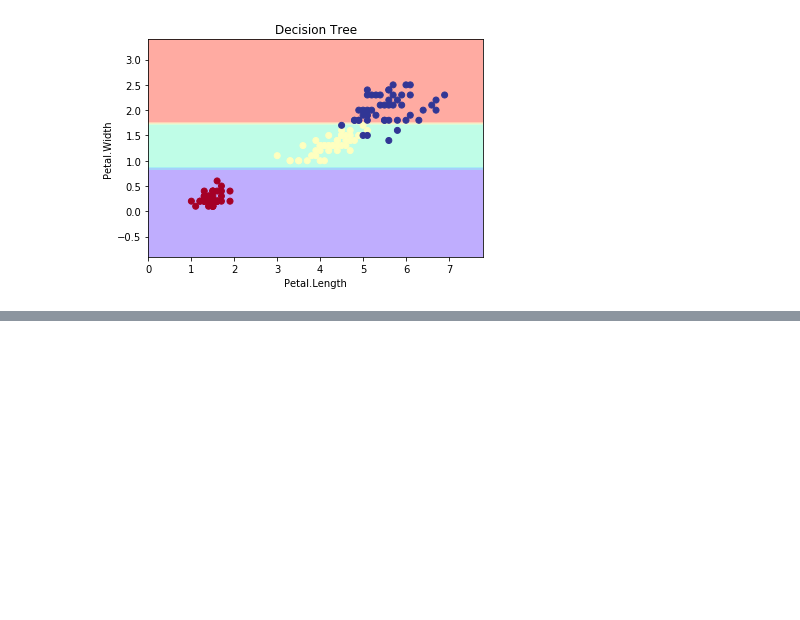
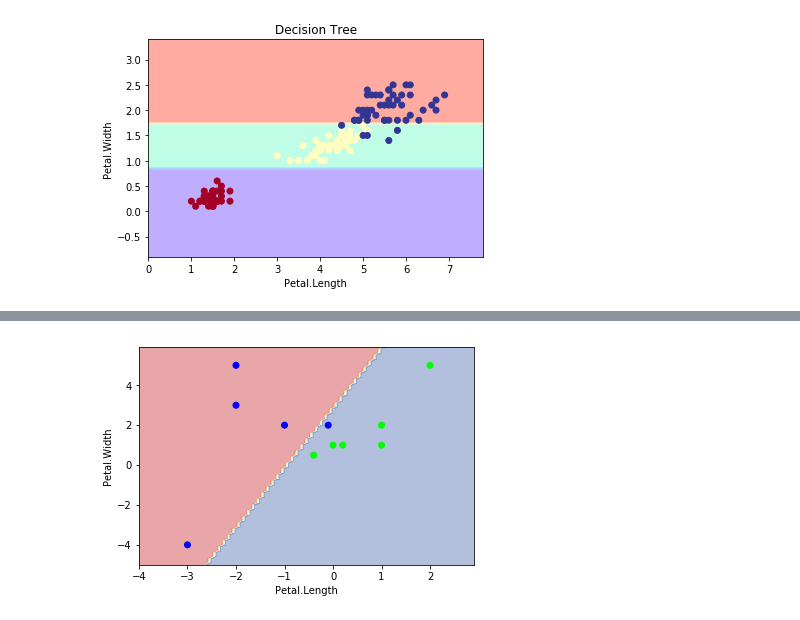
Before and after one commit to ywchiu/cathaybkpython, a Jupyter notebook: Demo20181218.ipynb, the cells around one changed output, grey strips where cells are left out. Cells and saved outputs as stored; diff of their text form; code cells hidden in the pictures; blank space fills up the shorter version.

```diff
--- a/Demo20181218.ipynb
+++ b/Demo20181218.ipynb
@@ -132,0 +237,11 @@ plt.show()
+# %%
+data = np.array([[-1,2,0],[-2,3,0],[-2,5,0],[-3,-4,0],[-0.1,2,0],[0.2,1,1],[0,1,1],[1,2,1], [1,1,1], [-0.4,0.5,1],[2,5,1]])
+X = data[:, :2]
+Y = data[:,2]
+# %%
+# Large Margin
+clf = SVC(C=1.0, kernel='linear')
+clf.fit(X, Y)
+plot_estimator(clf,X,Y)
+# %% [output]
+[figure, added]
```
Also changed, not shown: parts of 25 cells of this notebook.
